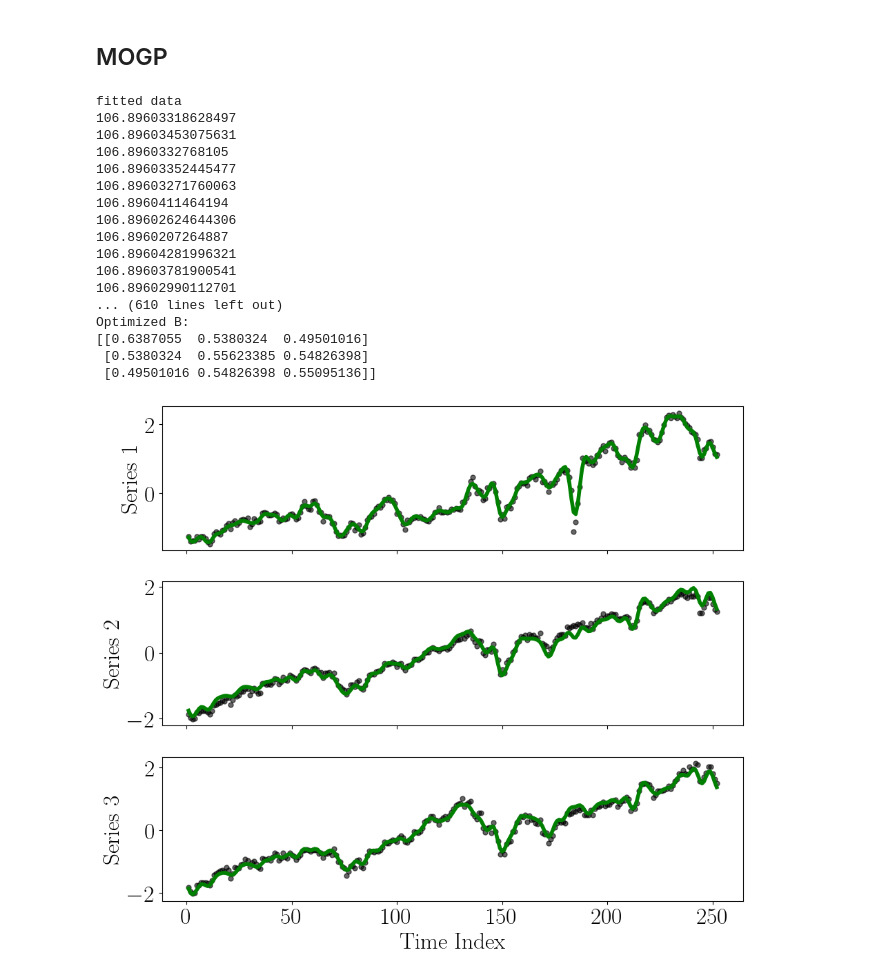
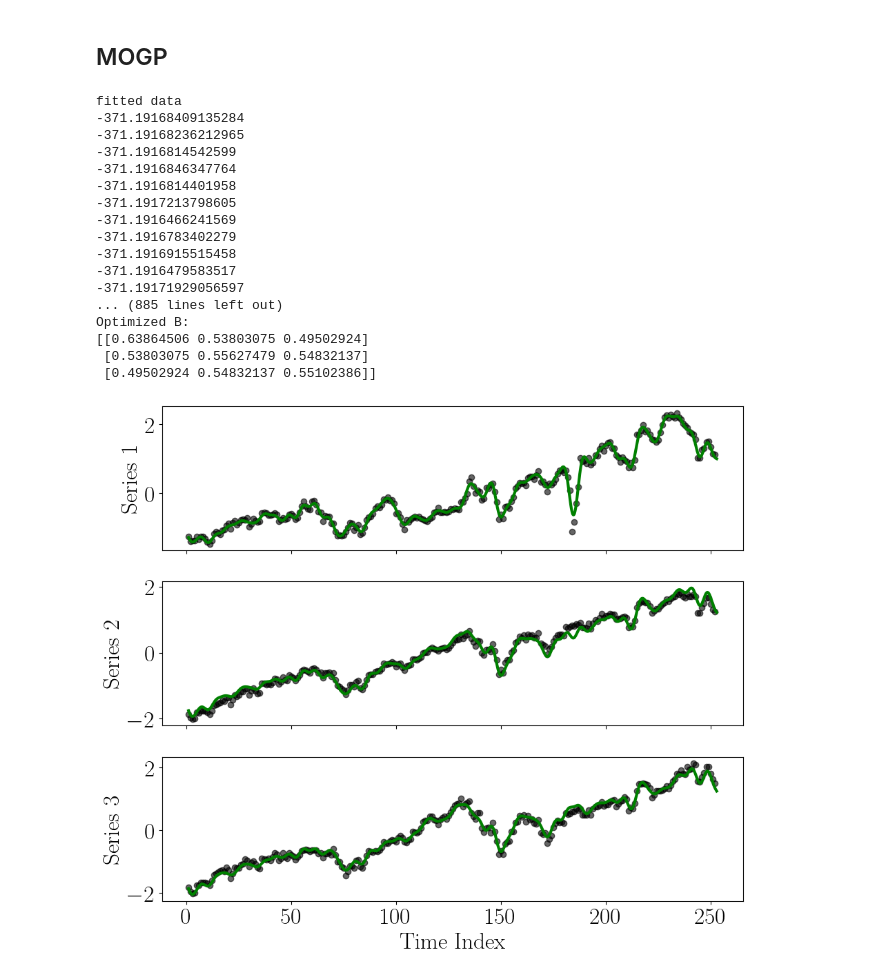
Before and after one commit to joshuarooijakkers/robust_conjugate_MOGP, a Jupyter notebook: experiments/temporal/financial_MOGP.ipynb, the cells around one changed output. Saved outputs shown, nothing was run; the diff lists cells and outputs as text; code cells hidden in the pictures.

```diff
--- a/experiments/temporal/financial_MOGP.ipynb
+++ b/experiments/temporal/financial_MOGP.ipynb
@@ -10,6 +10,8 @@ import pandas as pd
 import matplotlib.pyplot as plt
 from sklearn.preprocessing import StandardScaler
 import seaborn as sns
+import datetime
+import matplotlib.dates as mdates
 
 plt.rcParams.update({
     "text.usetex": True,
@@ -20,8 +22,8 @@ plt.rcParams.update({
     'xtick.labelsize': 24,
     'ytick.labelsize': 24,
     'legend.fontsize': 20,
-    'lines.linewidth': 4,
-    'lines.markersize': 5
+    'lines.linewidth': 3,
+    'lines.markersize': 6
 })
 # %%
 def generate_A(d, r=1, base_strength=1.0, noise_level=0.1, seed=None):
@@ -125,6 +127,7 @@ N = clean_df.shape[0]
 
 # Create X: array from 1 to N, shape (N, 1)
 X = np.arange(1, N + 1).reshape(-1, 1)
+X_test = np.linspace(1, N+1, 1000).reshape(-1, 1)
 
 # Create Y: Close prices as (N, 4) array
 Y = clean_df.to_numpy()
@@ -181,51 +184,51 @@ plt.show()
 initial_A = generate_A(d = 3, r = 2)
 mogp = MOGPRegressor(mean=0, length_scale=3.4, noise=np.array([0.02]*3), A=initial_A)
 mogp.fit(X, Y_with_outliers_standardized)
 print('fitted data')
 # Optimize hyperparameters
 mogp.optimize_hyperparameters(print_opt_param=True, print_iter_param=True)
 optim_lengthscale = mogp.length_scale
 optim_noise = mogp.noise
 optim_A = mogp.A
 optim_B = optim_A @ optim_A.T
 
-mu_mogp_standardized, var_mogp_standardized = mogp.predict(X)
+mu_mogp_standardized, var_mogp_standardized = mogp.predict(X_test)
 # std_mogp = np.sqrt(var_mogp + mogp.noise)
 
 # PLOTTING
 fig, axes = plt.subplots(3, 1, figsize=(10, 9), sharex=True)
 
 # Plot each Y column in its respective subplot
 for i in range(3):
     axes[i].plot(X, Y_with_outliers_standardized[:, i], 'o', color='black', alpha=0.6)
-    axes[i].plot(X, mu_mogp_standardized[:, i], '-', color='green')
+    axes[i].plot(X_test, mu_mogp_standardized[:, i], '-', color='green')
     axes[i].set_ylabel(f"Series {i+1}")
 
 # Set common x-label
 axes[-1].set_xlabel("Time Index")
 
 # Adjust layout
 plt.tight_layout(rect=[0, 0, 1, 0.96])
 plt.show()
 # %% [output]
 fitted data
-106.89603318628497
-106.89603453075631
-106.8960332768105
-106.89603352445477
-106.89603271760063
-106.8960411464194
-106.89602624644306
-106.8960207264887
-106.89604281996321
-106.89603781900541
-106.89602990112701
-... (610 lines left out)
+-371.19168409135284
+-371.19168236212965
+-371.1916814542599
+-371.1916846347764
+-371.1916814401958
+-371.1917213798605
+-371.1916466241569
+-371.1916783402279
+-371.1916915515458
+-371.1916479583517
+-371.19171929056597
+... (885 lines left out)
 Optimized B:
-[[0.6387055  0.5380324  0.49501016]
- [0.5380324  0.55623385 0.54826398]
- [0.49501016 0.54826398 0.55095136]]
+[[0.63864506 0.53803075 0.49502924]
+ [0.53803075 0.55627479 0.54832137]
+ [0.49502924 0.54832137 0.55102386]]
-[figure, old version]
+[figure, new version]
 # %%
 morcgp = MORCGPRegressor_fixed_weights(mean = 0, length_scale=optim_lengthscale, noise = optim_noise, A=optim_A)
 predictive_mean, predictive_variances = morcgp.fit(X, Y_with_outliers_standardized, B_weighted=optim_B, noise_weighted=optim_noise)
```
Also changed, not shown: parts of 6 cells of this notebook, 1 other file.
